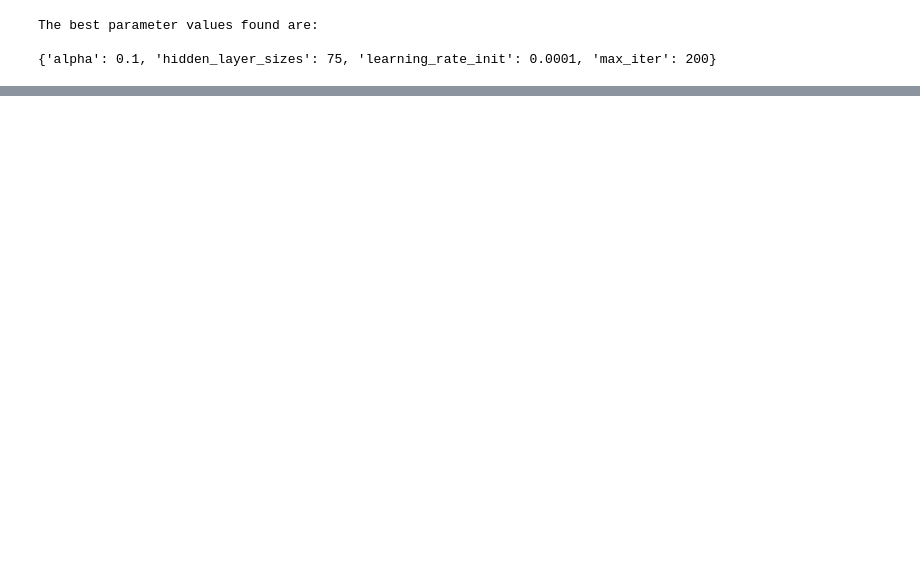
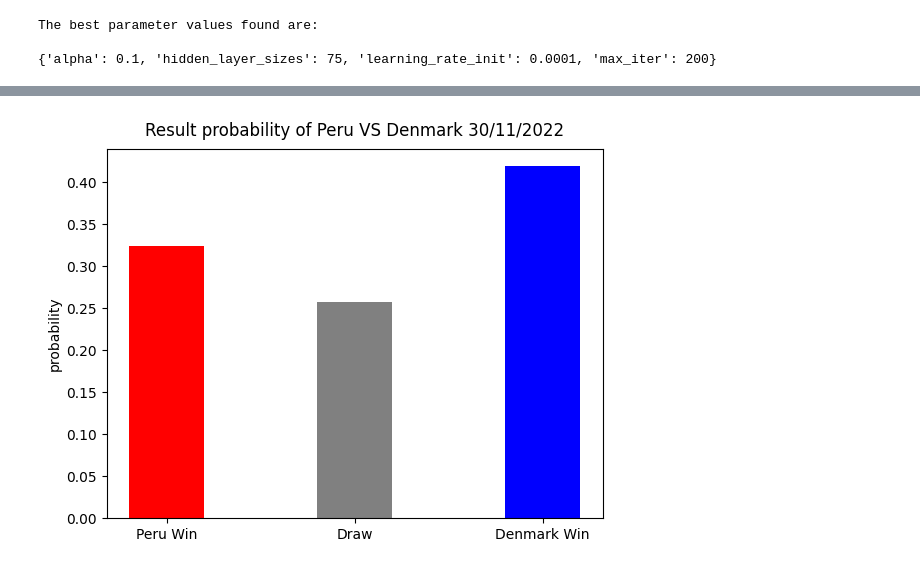
Before and after one commit to Malvape/Prediccion_futbol, a Jupyter notebook: Solucion.ipynb, the cells around one changed output, grey strips where cells are left out. Drawn from its saved outputs; the diff is of its cells as text; code cells hidden in the pictures; blank space fills up the shorter version.

```diff
--- a/Solucion.ipynb
+++ b/Solucion.ipynb
@@ -441,0 +453,16 @@ Label_name = ['Team1_Age','Team2_Age','GK_1','RB_1','CB1_1','CB2_1','LB_1','M1_1
+# %%
+A = Result_df.loc[Result_df['Home Team'] == 'Peru']
+A = A.loc[A['Away Team'] == 'Denmark']
+
+data = {'Peru Win':A['Home Win rate'].values[0], 'Draw':A['Draw rate'].values[0], 'Denmark Win':A['Home Lose rate'].values[0]}
+number = list(data.keys())
+values = list(data.values())
+c = ['red', 'Grey', 'blue']
+
+plt.bar(number, values, color = c, width = 0.4)
+plt.title("Result probability of Peru VS Denmark 30/11/2022", y=1.012)
+plt.ylabel("probability", labelpad=3);
+
+plt.show()
+# %% [output]
+[figure, added]
```
Also changed, not shown: parts of 36 cells of this notebook.
